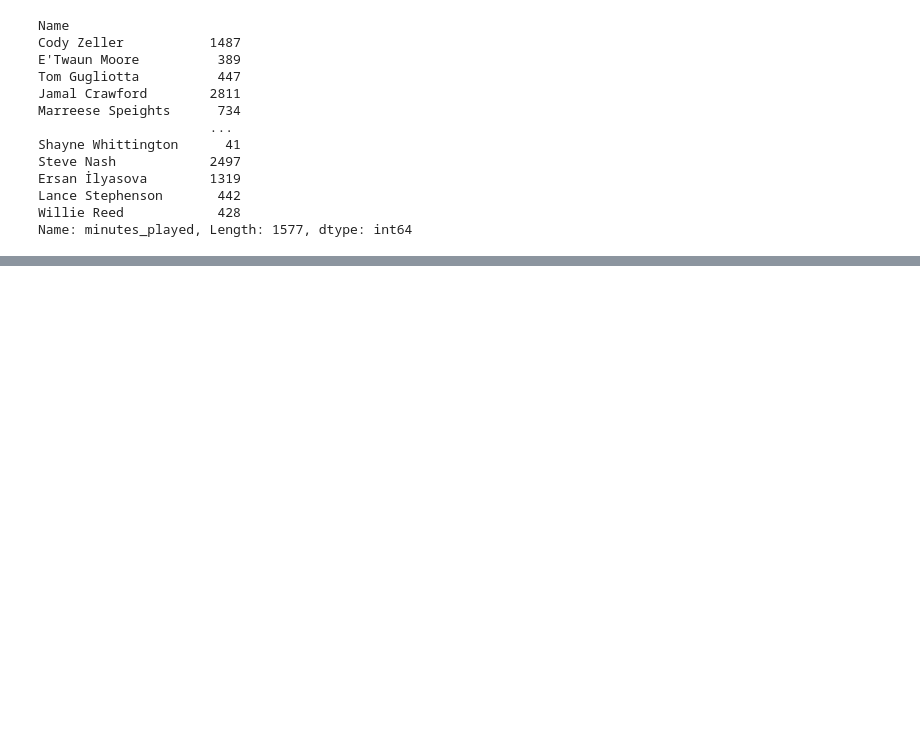
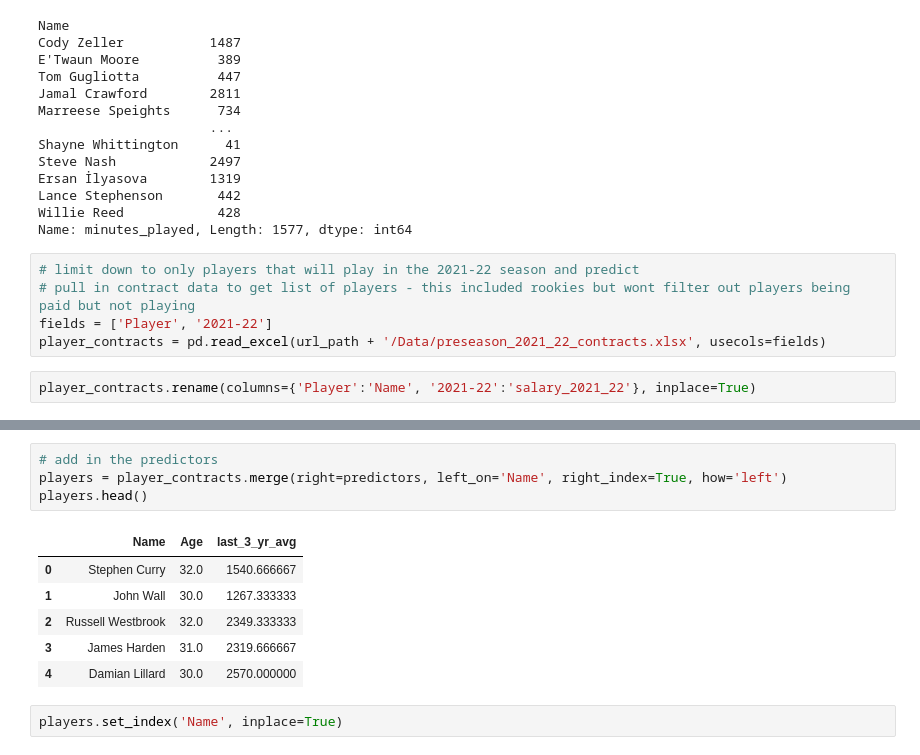
Before and after one commit to CaseySteele24/NBA, a Jupyter notebook: Minute Projections/2021-22_player_min_projections.ipynb, the cells around one changed output, grey strips where cells are left out. Cells and saved outputs as stored; diff of their text form; blank space fills up the shorter version.

```diff
--- a/Minute Projections/2021-22_player_min_projections.ipynb
+++ b/Minute Projections/2021-22_player_min_projections.ipynb
@@ -454,3 +454,10 @@ Ersan İlyasova        1319
 Lance Stephenson       442
 Willie Reed            428
 Name: minutes_played, Length: 1577, dtype: int64
+# %%
+# limit down to only players that will play in the 2021-22 season and predict
+# pull in contract data to get list of players - this included rookies but wont filter out players being paid but not playing
+fields = ['Player', '2021-22']
+player_contracts = pd.read_excel(url_path + '/Data/preseason_2021_22_contracts.xlsx', usecols=fields)
+# %%
+player_contracts.rename(columns={'Player':'Name', '2021-22':'salary_2021_22'}, inplace=True)
@@ -456,0 +517,13 @@ Name: minutes_played, Length: 1577, dtype: int64
+# %%
+# add in the predictors
+players = player_contracts.merge(right=predictors, left_on='Name', right_index=True, how='left')
+players.head()
+# %% [output]
+|  | Name | Age | last_3_yr_avg |
+| 0 | Stephen Curry | 32.0 | 1540.666667 |
+| 1 | John Wall | 30.0 | 1267.333333 |
+| 2 | Russell Westbrook | 32.0 | 2349.333333 |
+| 3 | James Harden | 31.0 | 2319.666667 |
+| 4 | Damian Lillard | 30.0 | 2570.000000 |
+# %%
+players.set_index('Name', inplace=True)
```
Also changed, not shown: parts of 7 cells of this notebook, 1 other file.
